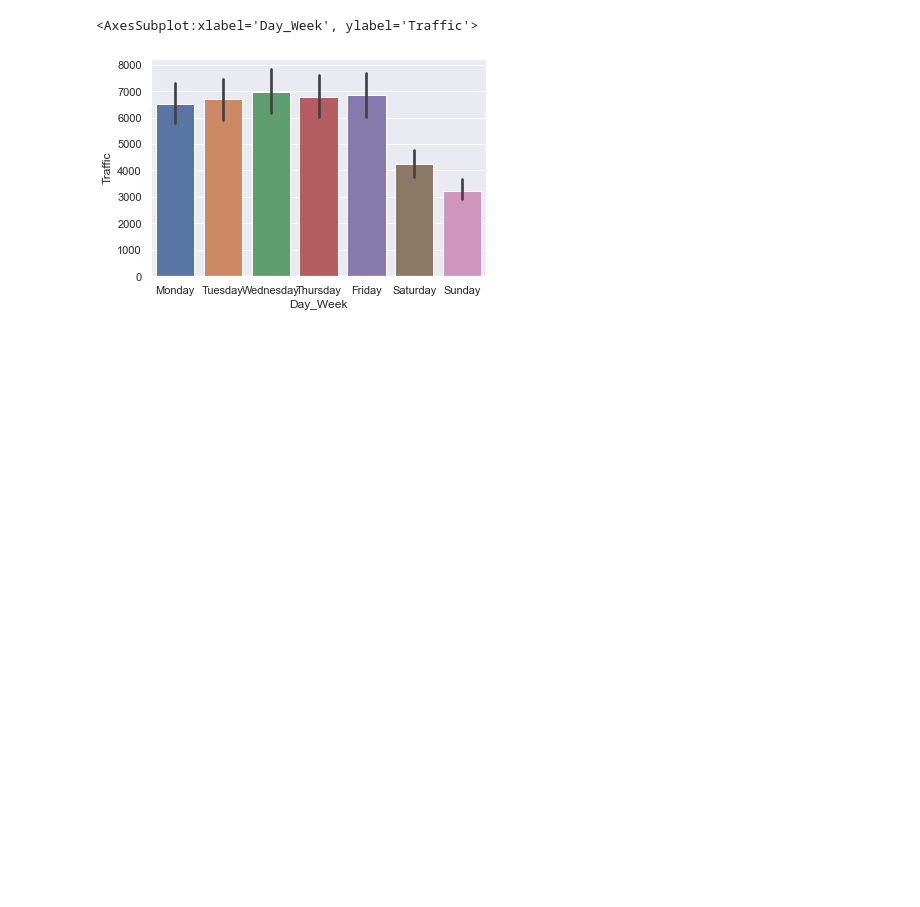
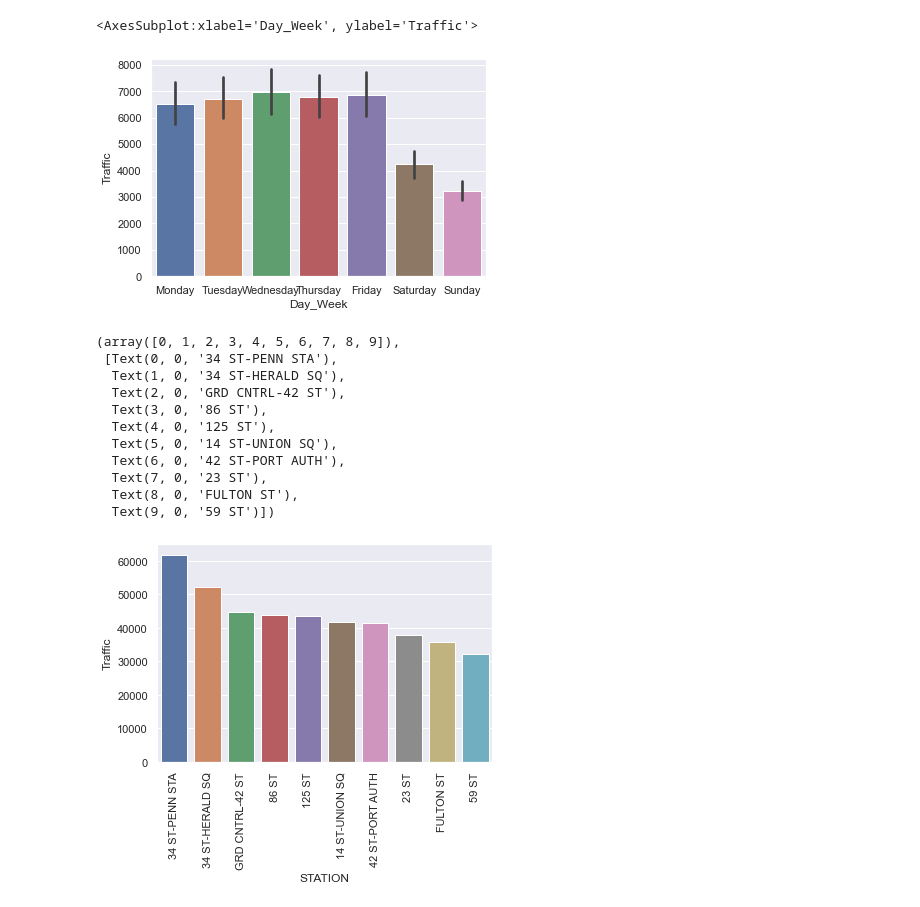
Before and after one commit to tanpengshi/Metis_Project_1_Exploratory_Data_Analysis, a Jupyter notebook: Xinni_Folder/P1-Copy1.ipynb, the cells around one changed output. Saved outputs shown, nothing was run; the diff lists cells and outputs as text; code cells hidden in the pictures; blank space fills up the shorter version.

```diff
--- a/Xinni_Folder/P1-Copy1.ipynb
+++ b/Xinni_Folder/P1-Copy1.ipynb
@@ -356,3 +406,25 @@ sns.barplot(x = 'Day_Week',y='Traffic',data=STraffic_df,order=["Monday","Tuesday
 # %% [output]
 <AxesSubplot:xlabel='Day_Week', ylabel='Traffic'>
 [figure]
+# %%
+#from above graph, wednesday got the highest vol. in a day so let's find its top stations
+#STraffic_df.filter(items =['Wednesday'])
+#STraffic_df.sort_values(by = ["Traffic"], ascending=False).head(20)
+Wedmask = ((STraffic_df["Day_Week"] == "Wednesday") )
+Wedmask.df=STraffic_df[Wedmask].sort_values(by = ["Traffic"], ascending=False).head(10)
+# %%
+sns.barplot(x = 'STATION',y='Traffic',data=Wedmask.df)
+plt.xticks(rotation='vertical')
+# %% [output]
+(array([0, 1, 2, 3, 4, 5, 6, 7, 8, 9]),
+ [Text(0, 0, '34 ST-PENN STA'),
+  Text(1, 0, '34 ST-HERALD SQ'),
+  Text(2, 0, 'GRD CNTRL-42 ST'),
+  Text(3, 0, '86 ST'),
+  Text(4, 0, '125 ST'),
+  Text(5, 0, '14 ST-UNION SQ'),
+  Text(6, 0, '42 ST-PORT AUTH'),
+  Text(7, 0, '23 ST'),
+  Text(8, 0, 'FULTON ST'),
+  Text(9, 0, '59 ST')])
+[figure, added]
```
Also changed, not shown: parts of 15 cells of this notebook.
